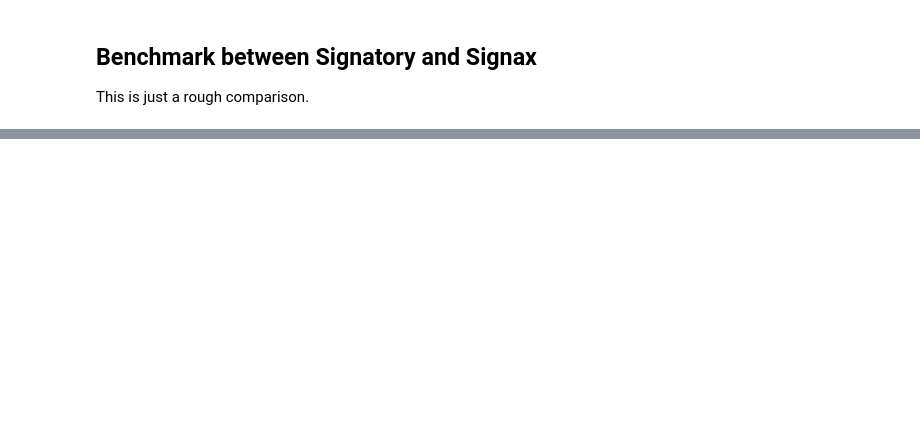
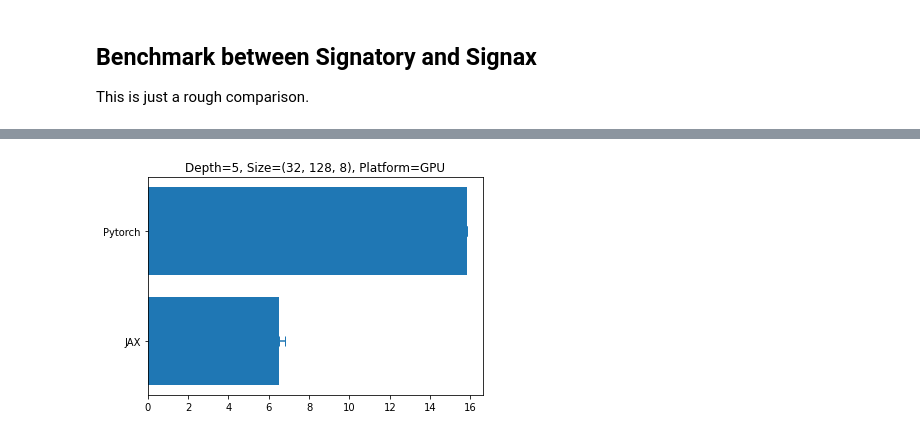
Before and after one commit to anh-tong/signax, a Jupyter notebook: examples/compare.ipynb, the cells around one changed output, grey strips where cells are left out. Drawn from its saved outputs; the diff is of its cells as text; code cells hidden in the pictures; blank space fills up the shorter version.

```diff
--- a/examples/compare.ipynb
+++ b/examples/compare.ipynb
@@ -101,7 +4,0 @@ sig_x2 = batch_signature(x2)
-# %%
-def combine(signatures):
-    return jax.vmap(signature_combine)(signatures)
-
-
-# Compile function
-_ = combine((sig_x1, sig_x2))
@@ -122,6 +4,0 @@ sig_torch_x2.retain_grad()
-# %%
-def torch_combine(sig1, sig2):
-    return signatory.signature_combine(sig1, sig2, dim, depth)
-
-
-_ = torch_combine(sig_torch_x1, sig_torch_x2)
@@ -132,0 +94,2 @@ torch_combine(sig_torch_x1, sig_torch_x2)
+# %%
+result_jax = _  # noqa: F821
@@ -132,0 +102,2 @@ torch_combine(sig_torch_x1, sig_torch_x2)
+# %%
+result_torch = _  # noqa: F821
@@ -132,0 +120,32 @@ torch_combine(sig_torch_x1, sig_torch_x2)
+# %%
+names = ["JAX", "Pytorch"]
+
+results = np.array(
+    [
+        1e3 * np.min(result_jax.all_runs) / result_jax.loops,
+        1e3 * np.min(result_torch.all_runs) / result_torch.loops,
+    ]
+)
+
+variations = np.array(
+    [
+        1e3 * np.ptp(result_jax.all_runs) / result_jax.loops,
+        1e3 * np.ptp(result_torch.all_runs) / result_torch.loops,
+    ]
+)
+
+fig, ax = plt.subplots()
+ax.barh(range(2), results)
+ax.errorbar(
+    results + variations / 2,
+    range(2),
+    xerr=variations / 2,
+    capsize=5,
+    fmt="none",
+)
+ax.set_title(f"Depth={depth}, Size={size}, Platform={platform.upper()}")
+ax.set_yticks(range(len(names)))
+ax.set_yticklabels(names)
+fig.savefig("../assets/forward_gpu.png", dpi=256)
+# %% [output]
+[figure, added]
```
Also changed, not shown: parts of 41 cells of this notebook, 5 other files.
